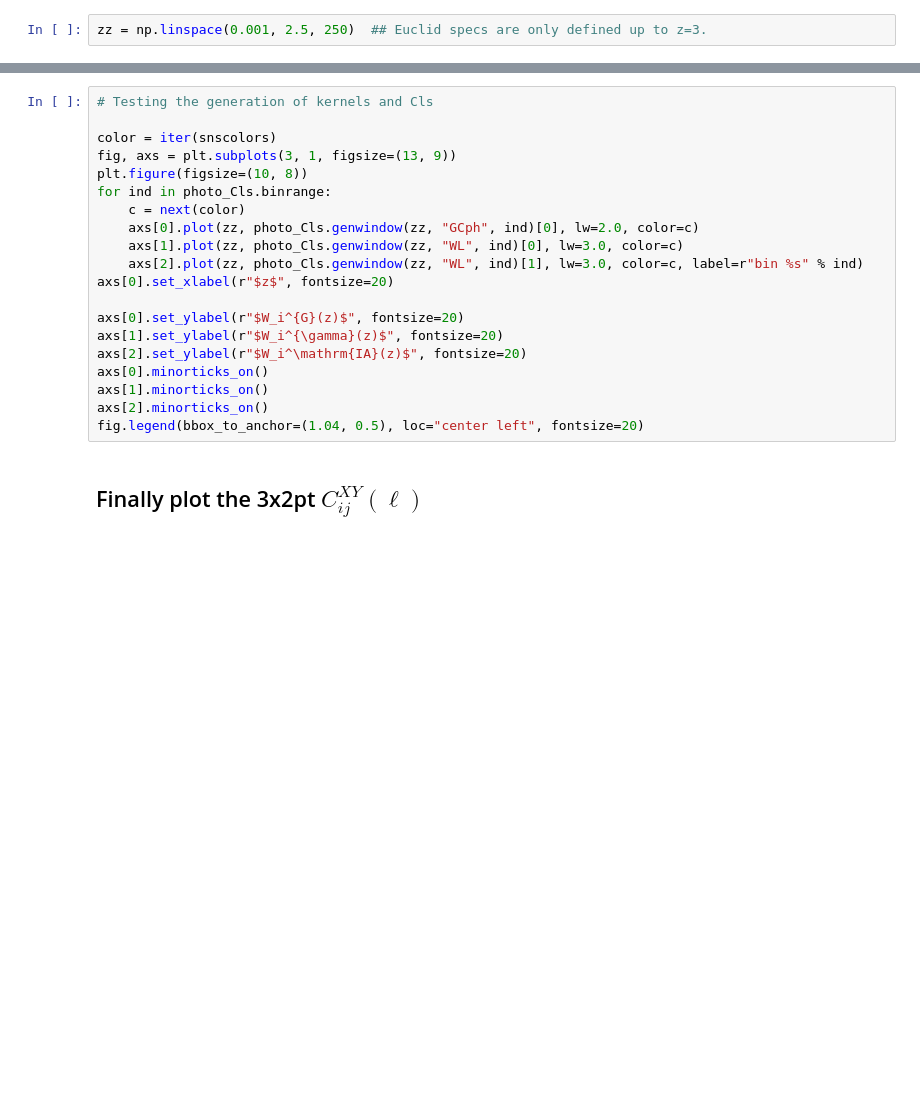
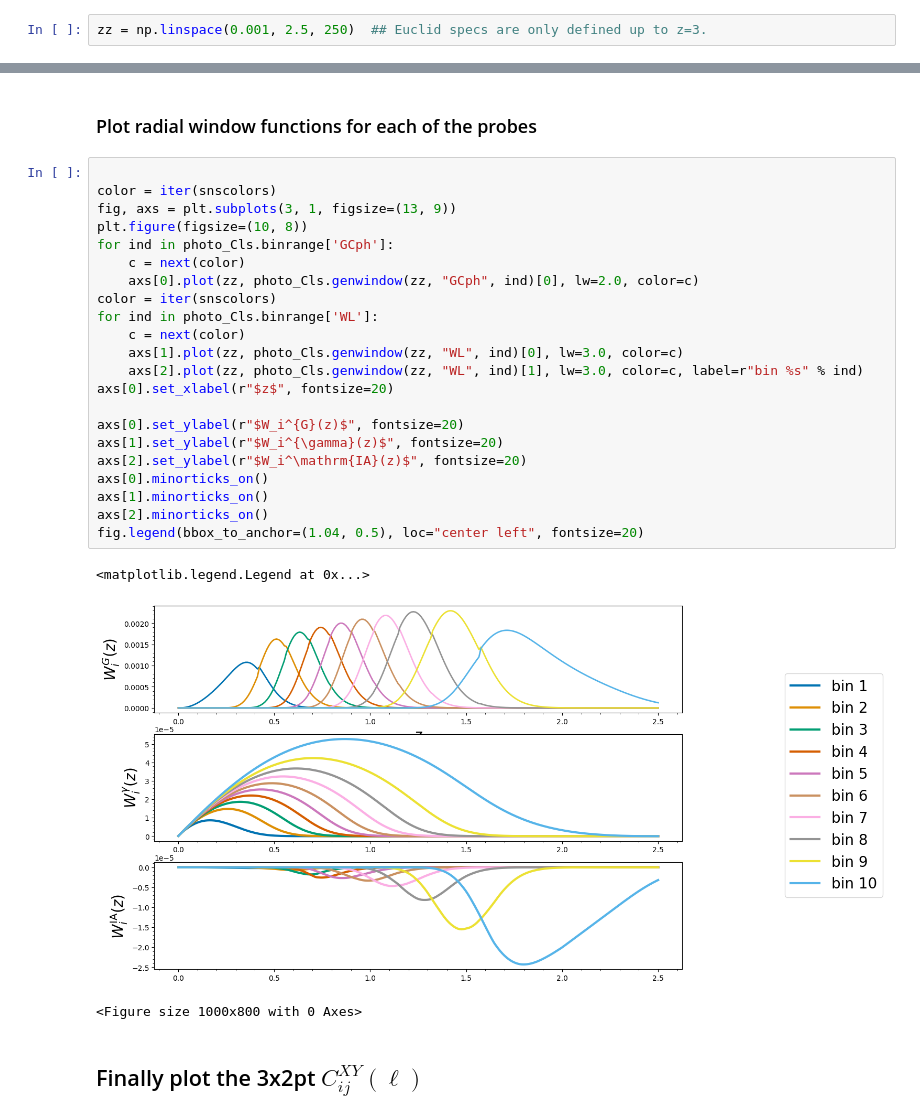
Before and after one commit to santiagocasas/cosmicfishpie, a Jupyter notebook: notebooks/2-Photometric_probes-tutorial.ipynb, the cells around one changed output, grey strips where cells are left out. Cells and saved outputs as stored; diff of their text form; blank space fills up the shorter version.

```diff
--- a/notebooks/2-Photometric_probes-tutorial.ipynb
+++ b/notebooks/2-Photometric_probes-tutorial.ipynb
@@ -127,23 +174,31 @@ plt.legend(bbox_to_anchor=(1.04, 0.5), loc="center left", fontsize=20)
+# %% [markdown]
+### Plot radial window functions for each of the probes
 # %%
-# Testing the generation of kernels and Cls
 
 color = iter(snscolors)
 fig, axs = plt.subplots(3, 1, figsize=(13, 9))
 plt.figure(figsize=(10, 8))
-for ind in photo_Cls.binrange:
+for ind in photo_Cls.binrange['GCph']:
     c = next(color)
     axs[0].plot(zz, photo_Cls.genwindow(zz, "GCph", ind)[0], lw=2.0, color=c)
+color = iter(snscolors)
+for ind in photo_Cls.binrange['WL']:
+    c = next(color)
     axs[1].plot(zz, photo_Cls.genwindow(zz, "WL", ind)[0], lw=3.0, color=c)
     axs[2].plot(zz, photo_Cls.genwindow(zz, "WL", ind)[1], lw=3.0, color=c, label=r"bin %s" % ind)
 axs[0].set_xlabel(r"$z$", fontsize=20)
 
 axs[0].set_ylabel(r"$W_i^{G}(z)$", fontsize=20)
 axs[1].set_ylabel(r"$W_i^{\gamma}(z)$", fontsize=20)
 axs[2].set_ylabel(r"$W_i^\mathrm{IA}(z)$", fontsize=20)
 axs[0].minorticks_on()
 axs[1].minorticks_on()
 axs[2].minorticks_on()
 fig.legend(bbox_to_anchor=(1.04, 0.5), loc="center left", fontsize=20)
+# %% [output]
+<matplotlib.legend.Legend at 0x...>
+[figure, added]
+<Figure size 1000x800 with 0 Axes>
 # %% [markdown]
 ## Finally plot the 3x2pt $C^{XY}_{ij}(\ell)$
 # %%
```
Also changed, not shown: parts of 24 cells of this notebook.
